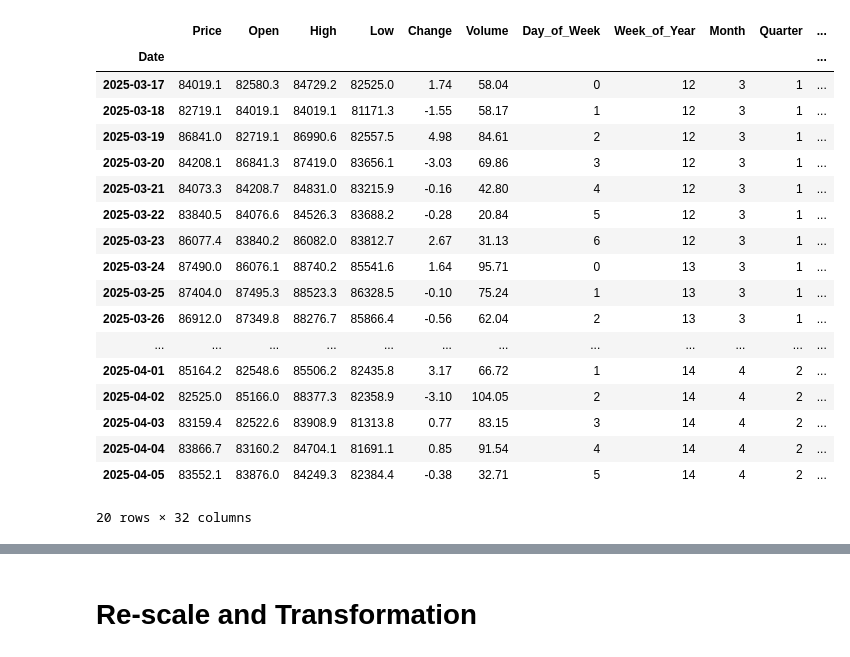
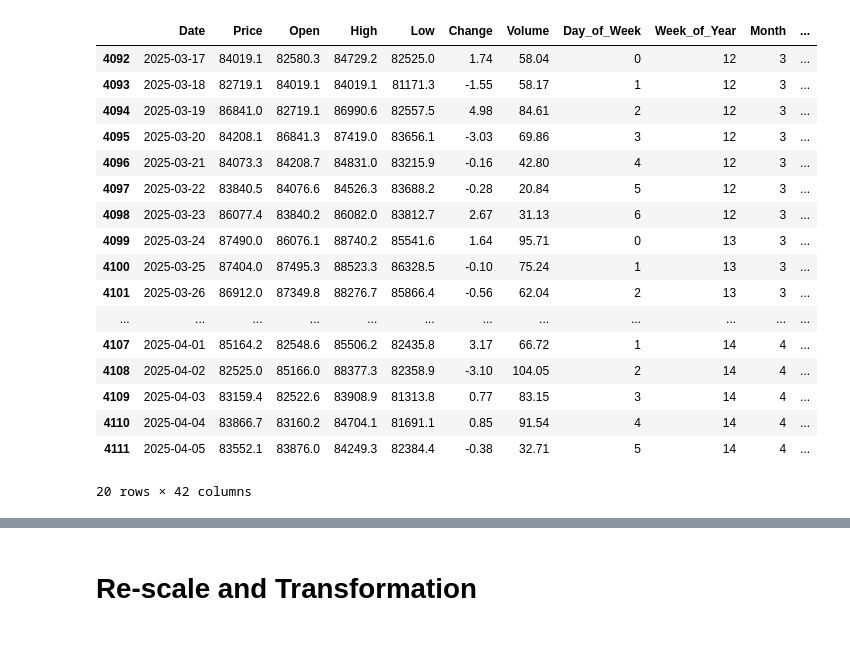
Before and after one commit to ArthurChan-1111/Bitcoin_prediction, a Jupyter notebook: Master_dataset.ipynb, the cells around one changed output, grey strips where cells are left out. Saved outputs shown, nothing was run; the diff lists cells and outputs as text; code cells hidden in the pictures.

```diff
--- a/Master_dataset.ipynb
+++ b/Master_dataset.ipynb
@@ -147,49 +176,85 @@ btc_data.loc[
 
 # Calculate ATR --------------------------------------------------------------------------------------
 btc_data["ATR"] = ta.atr(btc_data["High"], btc_data["Low"], btc_data["Price"], length=14)
 
 # Set Stop-Loss Levels (Example with Long Trade)
 atr_multiplier = 2
 btc_data["Stop_Loss_Long"] = btc_data["Price"] - (btc_data["ATR"] * atr_multiplier) #Stop-Loss for Buy (Long) Trade
 btc_data["Stop_Loss_Short"] = btc_data["Price"] + (btc_data["ATR"] * atr_multiplier) #Stop-Loss for Sell (Short) Trade
 
 # Calculate VWAP --------------------------------------------------------------------------------------
 btc_data.set_index("Date", inplace=True) # Set the "Date" column as the index
 btc_data["VWAP"] = ta.vwap(btc_data["High"], btc_data["Low"], btc_data["Price"], btc_data["Volume"])
 
 # Create VWAP_Buy: 1 if Price crosses above VWAP, otherwise 0
 btc_data["VWAP_Buy"] = 0  # Default to 0 (no buy signal)
 btc_data.loc[
     (btc_data["Price"] > btc_data["VWAP"]) &  # Price is above VWAP
     (btc_data["Price"].shift(1) <= btc_data["VWAP"].shift(1)),  # Previous Price was below or equal to VWAP
     "VWAP_Buy"] = 1  # Buy signal
 
 # Create VWAP_Sell: 1 if Price crosses below VWAP, otherwise 0
 btc_data["VWAP_Sell"] = 0  # Default to 0 (no sell signal)
 btc_data.loc[
     (btc_data["Price"] < btc_data["VWAP"]) &  # Price is below VWAP
     (btc_data["Price"].shift(1) >= btc_data["VWAP"].shift(1)),  # Previous Price was above or equal to VWAP
     "VWAP_Sell"] = 1  # Sell signal
 
+# Fear and greed index
+fear_and_greed_index = pd.read_csv('fear_and_greed_index.csv')
+# rename the date column in fear_and_greed_index to Date
+fear_and_greed_index.rename(columns={"date": "Date", "value": "Fear_and_Greed_Index"}, inplace=True)
+# convert the date column to datetime
+fear_and_greed_index["Date"] = pd.to_datetime(fear_and_greed_index["Date"], format="%Y-%m-%d")
+# dropping the timestamp, value_classification, time_until_update columns
+fear_and_greed_index.drop(columns=["timestamp", "value_classification", "time_until_update"], inplace=True)
+fear_and_greed_index.head()
+
+# Join the two dataframes on the "Date" column, dropping
+btc_data = btc_data.merge(fear_and_greed_index, on="Date", how="left")
+btc_data.head(20)
+
+# Support and Resistance Levels
+btc_data["Support"] = btc_data["Low"].rolling(window=20).min()  # Lowest low in the past 20 days
+btc_data["Resistance"] = btc_data["High"].rolling(window=20).max()  # Highest high in the past 20 days
+
+# normalize the Fear_and_Greed_Index column
+btc_data["Fear_and_Greed_Index"] = (btc_data["Fear_and_Greed_Index"] - btc_data["Fear_and_Greed_Index"].min()) / (btc_data["Fear_and_Greed_Index"].max() - btc_data["Fear_and_Greed_Index"].min())
+btc_data.describe().T
+
+# Add two columns for extreme fear and extreme greed
+btc_data["Extreme_Fear"] = np.where(btc_data["Fear_and_Greed_Index"] < 0.2, 1, 0)
+btc_data["Extreme_Greed"] = np.where(btc_data["Fear_and_Greed_Index"] > 0.8, 1, 0)
+btc_data.describe().T
+
+# Use 70 in RSI to classify overbought and 30 to classify oversold
+btc_data["RSI_12_Overbought"] = np.where(btc_data["RSI_12"] > 70, 1, 0)
+btc_data["RSI_12_Oversold"] = np.where(btc_data["RSI_12"] < 30, 1, 0)
+btc_data.describe().T
+
+# Adding RSI_6 greater than RSI_12 to show bullish divergence and conversely
+btc_data["RSI_Bullish_Divergence"] = np.where(btc_data["RSI_6"] > btc_data["RSI_12"], 1, 0)
+btc_data["RSI_Bearish_Divergence"] = np.where(btc_data["RSI_6"] < btc_data["RSI_12"], 1, 0)
+btc_data.describe().T
+
 # Display the first few rows of the data with calculated indicators
 btc_data.tail(20)
 # %% [output]
-|  | Price | Open | High | Low | Change | Volume | Day_of_Week | Week_of_Year | Month | Quarter | ... |
-| Date |  |  |  |  |  |  |  |  |  |  | ... |
-| 2025-03-17 | 84019.1 | 82580.3 | 84729.2 | 82525.0 | 1.74 | 58.04 | 0 | 12 | 3 | 1 | ... |
-| 2025-03-18 | 82719.1 | 84019.1 | 84019.1 | 81171.3 | -1.55 | 58.17 | 1 | 12 | 3 | 1 | ... |
-| 2025-03-19 | 86841.0 | 82719.1 | 86990.6 | 82557.5 | 4.98 | 84.61 | 2 | 12 | 3 | 1 | ... |
-| 2025-03-20 | 84208.1 | 86841.3 | 87419.0 | 83656.1 | -3.03 | 69.86 | 3 | 12 | 3 | 1 | ... |
-| 2025-03-21 | 84073.3 | 84208.7 | 84831.0 | 83215.9 | -0.16 | 42.80 | 4 | 12 | 3 | 1 | ... |
-| 2025-03-22 | 83840.5 | 84076.6 | 84526.3 | 83688.2 | -0.28 | 20.84 | 5 | 12 | 3 | 1 | ... |
-| 2025-03-23 | 86077.4 | 83840.2 | 86082.0 | 83812.7 | 2.67 | 31.13 | 6 | 12 | 3 | 1 | ... |
-| 2025-03-24 | 87490.0 | 86076.1 | 88740.2 | 85541.6 | 1.64 | 95.71 | 0 | 13 | 3 | 1 | ... |
-| 2025-03-25 | 87404.0 | 87495.3 | 88523.3 | 86328.5 | -0.10 | 75.24 | 1 | 13 | 3 | 1 | ... |
-| 2025-03-26 | 86912.0 | 87349.8 | 88276.7 | 85866.4 | -0.56 | 62.04 | 2 | 13 | 3 | 1 | ... |
+|  | Date | Price | Open | High | Low | Change | Volume | Day_of_Week | Week_of_Year | Month | ... |
+| 4092 | 2025-03-17 | 84019.1 | 82580.3 | 84729.2 | 82525.0 | 1.74 | 58.04 | 0 | 12 | 3 | ... |
+| 4093 | 2025-03-18 | 82719.1 | 84019.1 | 84019.1 | 81171.3 | -1.55 | 58.17 | 1 | 12 | 3 | ... |
+| 4094 | 2025-03-19 | 86841.0 | 82719.1 | 86990.6 | 82557.5 | 4.98 | 84.61 | 2 | 12 | 3 | ... |
+| 4095 | 2025-03-20 | 84208.1 | 86841.3 | 87419.0 | 83656.1 | -3.03 | 69.86 | 3 | 12 | 3 | ... |
+| 4096 | 2025-03-21 | 84073.3 | 84208.7 | 84831.0 | 83215.9 | -0.16 | 42.80 | 4 | 12 | 3 | ... |
+| 4097 | 2025-03-22 | 83840.5 | 84076.6 | 84526.3 | 83688.2 | -0.28 | 20.84 | 5 | 12 | 3 | ... |
+| 4098 | 2025-03-23 | 86077.4 | 83840.2 | 86082.0 | 83812.7 | 2.67 | 31.13 | 6 | 12 | 3 | ... |
+| 4099 | 2025-03-24 | 87490.0 | 86076.1 | 88740.2 | 85541.6 | 1.64 | 95.71 | 0 | 13 | 3 | ... |
+| 4100 | 2025-03-25 | 87404.0 | 87495.3 | 88523.3 | 86328.5 | -0.10 | 75.24 | 1 | 13 | 3 | ... |
+| 4101 | 2025-03-26 | 86912.0 | 87349.8 | 88276.7 | 85866.4 | -0.56 | 62.04 | 2 | 13 | 3 | ... |
 | ... | ... | ... | ... | ... | ... | ... | ... | ... | ... | ... | ... |
-| 2025-04-01 | 85164.2 | 82548.6 | 85506.2 | 82435.8 | 3.17 | 66.72 | 1 | 14 | 4 | 2 | ... |
-| 2025-04-02 | 82525.0 | 85166.0 | 88377.3 | 82358.9 | -3.10 | 104.05 | 2 | 14 | 4 | 2 | ... |
-| 2025-04-03 | 83159.4 | 82522.6 | 83908.9 | 81313.8 | 0.77 | 83.15 | 3 | 14 | 4 | 2 | ... |
-| 2025-04-04 | 83866.7 | 83160.2 | 84704.1 | 81691.1 | 0.85 | 91.54 | 4 | 14 | 4 | 2 | ... |
-| 2025-04-05 | 83552.1 | 83876.0 | 84249.3 | 82384.4 | -0.38 | 32.71 | 5 | 14 | 4 | 2 | ... |
+| 4107 | 2025-04-01 | 85164.2 | 82548.6 | 85506.2 | 82435.8 | 3.17 | 66.72 | 1 | 14 | 4 | ... |
+| 4108 | 2025-04-02 | 82525.0 | 85166.0 | 88377.3 | 82358.9 | -3.10 | 104.05 | 2 | 14 | 4 | ... |
+| 4109 | 2025-04-03 | 83159.4 | 82522.6 | 83908.9 | 81313.8 | 0.77 | 83.15 | 3 | 14 | 4 | ... |
+| 4110 | 2025-04-04 | 83866.7 | 83160.2 | 84704.1 | 81691.1 | 0.85 | 91.54 | 4 | 14 | 4 | ... |
+| 4111 | 2025-04-05 | 83552.1 | 83876.0 | 84249.3 | 82384.4 | -0.38 | 32.71 | 5 | 14 | 4 | ... |
-20 rows × 32 columns
+20 rows × 42 columns
```
Also changed, not shown: parts of 17 cells of this notebook.
